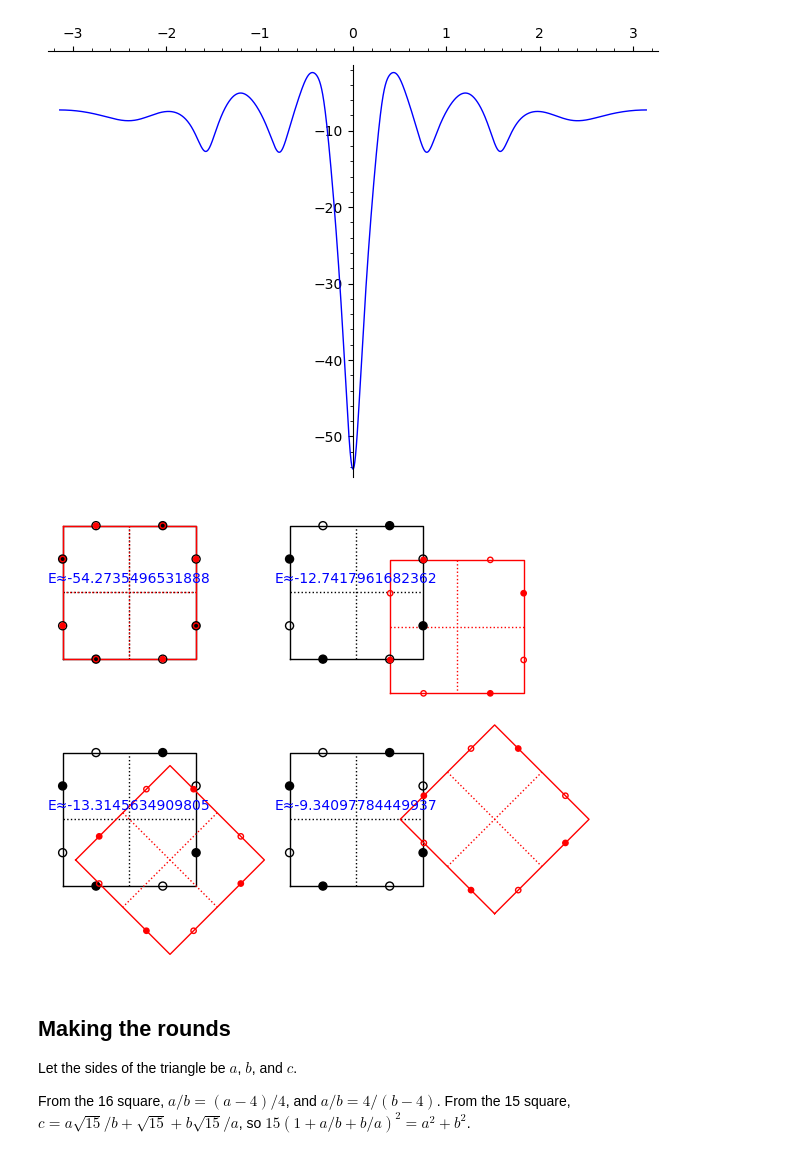
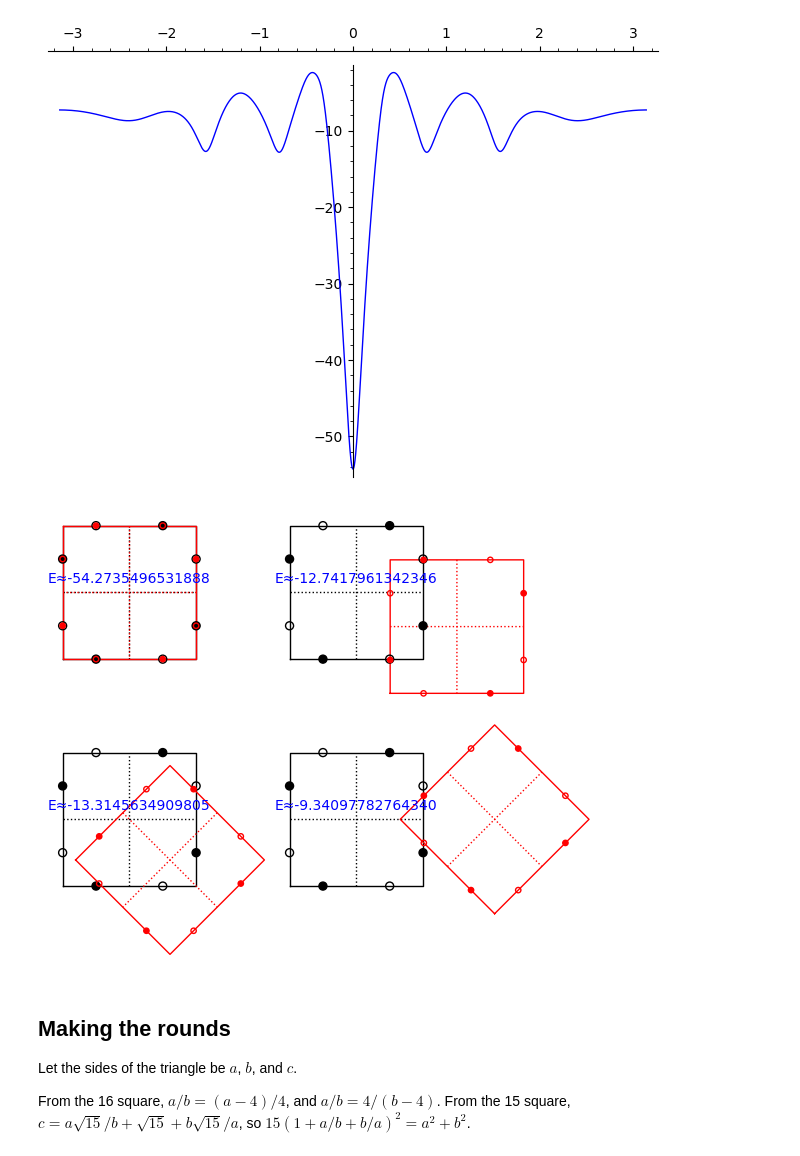
Before and after one commit to qpliu/sunday-puzzle, a Jupyter notebook: riddler/2024/20241115.ipynb, the cells around one changed output. Cells and saved outputs as stored; diff of their text form; code cells hidden in the pictures.

```diff
--- a/riddler/2024/20241115.ipynb
+++ b/riddler/2024/20241115.ipynb
@@ -268,11 +278,11 @@ plot(E2(0,0,x),x,-pi,pi)
 # %%
 p = pic2(0,0,0)
 for i in [1..3]:
-    (x,y,theta) = minimize_constrained(E2,[(-0.2,0.2),(-0.2,0.2),(i*pi/4-0.2,i*pi/4+0.2)],[0,0,pi/4])
+    (x,y,theta) = minimize_constrained(E2,[(-0.2,0.2),(-0.2,0.2),(i*pi/4-0.2,i*pi/4+0.2)],[0,0,i*pi/4])
     p += pic2(x,y,theta,xoff=0 if i == 1 else 1.7,yoff=0 if mod(i,2) == 0 else -1.7)
 p
 # %% [output]
-[figure, old version]
+[figure, new version]
 # %% [markdown]
 Making the rounds
 -----------------
```
Also changed, not shown: parts of 2 cells of this notebook.
